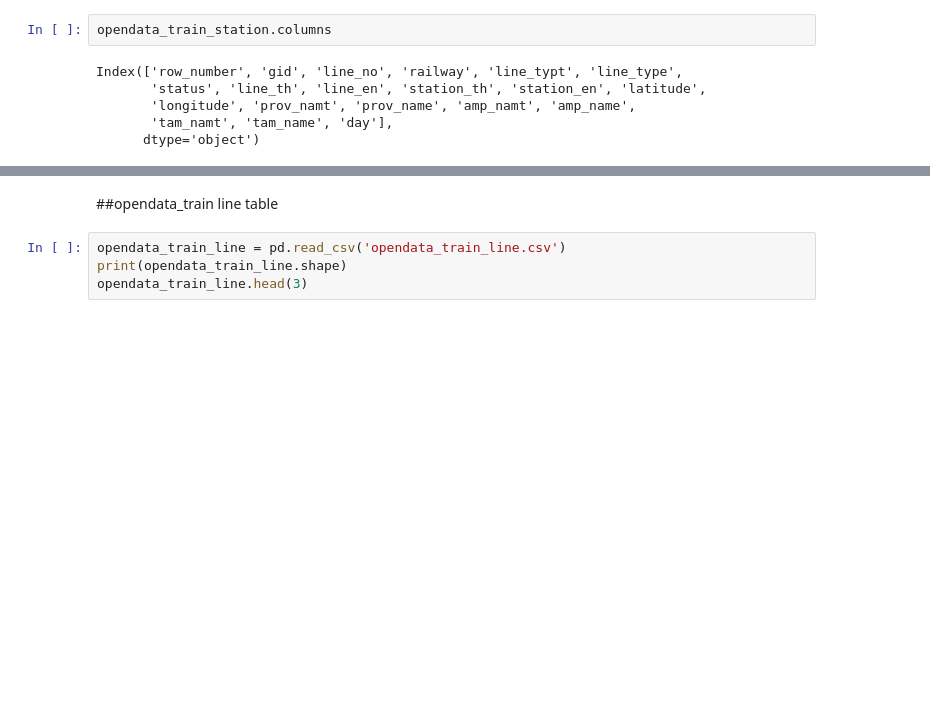
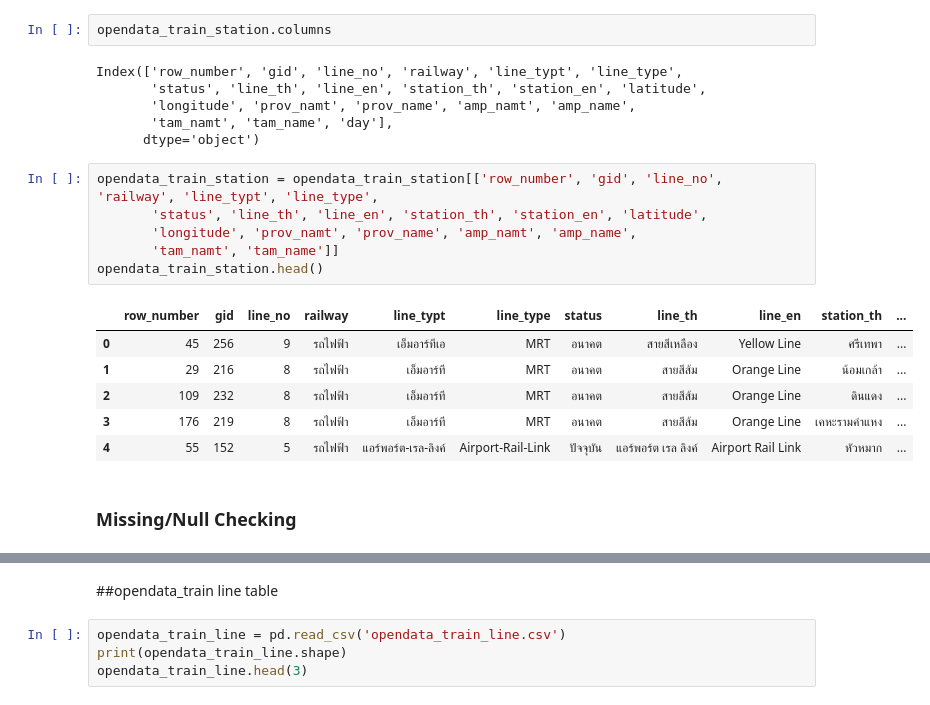
Before and after one commit to Ninkrn/BasicProg_Dataviz65, a Jupyter notebook: Project_Final.ipynb, the cells around one changed output, grey strips where cells are left out. Cells and saved outputs as stored; diff of their text form; blank space fills up the shorter version.

```diff
--- a/Project_Final.ipynb
+++ b/Project_Final.ipynb
@@ -122,3 +319,18 @@ Index(['row_number', 'gid', 'line_no', 'railway', 'line_typt', 'line_type',
        'longitude', 'prov_namt', 'prov_name', 'amp_namt', 'amp_name',
        'tam_namt', 'tam_name', 'day'],
       dtype='object')
+# %%
+opendata_train_station = opendata_train_station[['row_number', 'gid', 'line_no', 'railway', 'line_typt', 'line_type',
+       'status', 'line_th', 'line_en', 'station_th', 'station_en', 'latitude',
+       'longitude', 'prov_namt', 'prov_name', 'amp_namt', 'amp_name',
+       'tam_namt', 'tam_name']]
+opendata_train_station.head()
+# %% [output]
+|  | row_number | gid | line_no | railway | line_typt | line_type | status | line_th | line_en | station_th | ... |
+| 0 | 45 | 256 | 9 | รถไฟฟ้า | เอ็มอาร์ทีเอ | MRT | อนาคต | สายสีเหลือง | Yellow Line | ศรีเทพา | ... |
+| 1 | 29 | 216 | 8 | รถไฟฟ้า | เอ็มอาร์ที | MRT | อนาคต | สายสีส้ม | Orange Line | น้อมเกล้า | ... |
+| 2 | 109 | 232 | 8 | รถไฟฟ้า | เอ็มอาร์ที | MRT | อนาคต | สายสีส้ม | Orange Line | ดินแดง | ... |
+| 3 | 176 | 219 | 8 | รถไฟฟ้า | เอ็มอาร์ที | MRT | อนาคต | สายสีส้ม | Orange Line | เคหะรามคำแหง | ... |
+| 4 | 55 | 152 | 5 | รถไฟฟ้า | แอร์พอร์ต-เรล-ลิงค์ | Airport-Rail-Link | ปัจจุบัน | แอร์พอร์ต เรล ลิงค์ | Airport Rail Link | หัวหมาก | ... |
+# %% [markdown]
+### Missing/Null Checking
```
Also changed, not shown: parts of 66 cells of this notebook.
